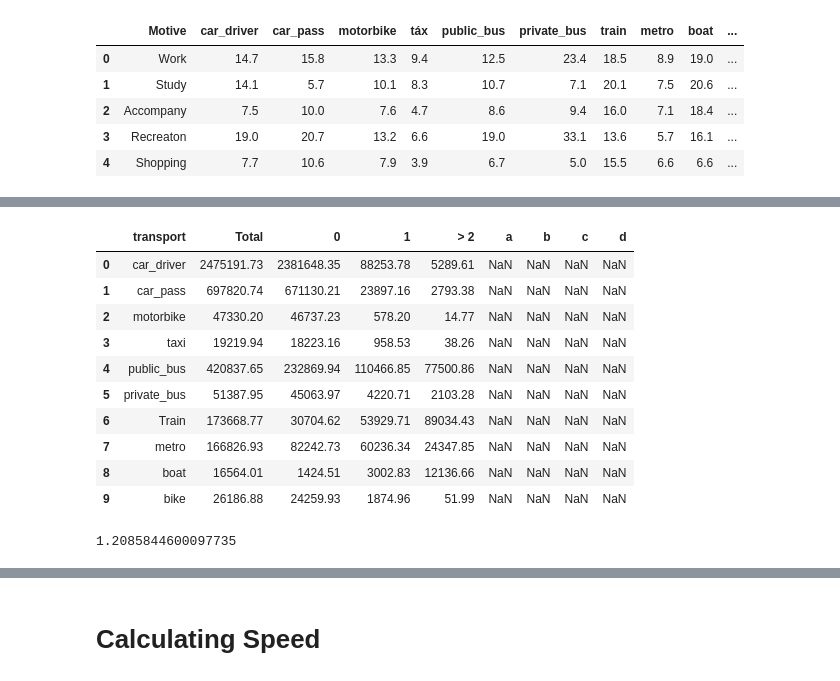
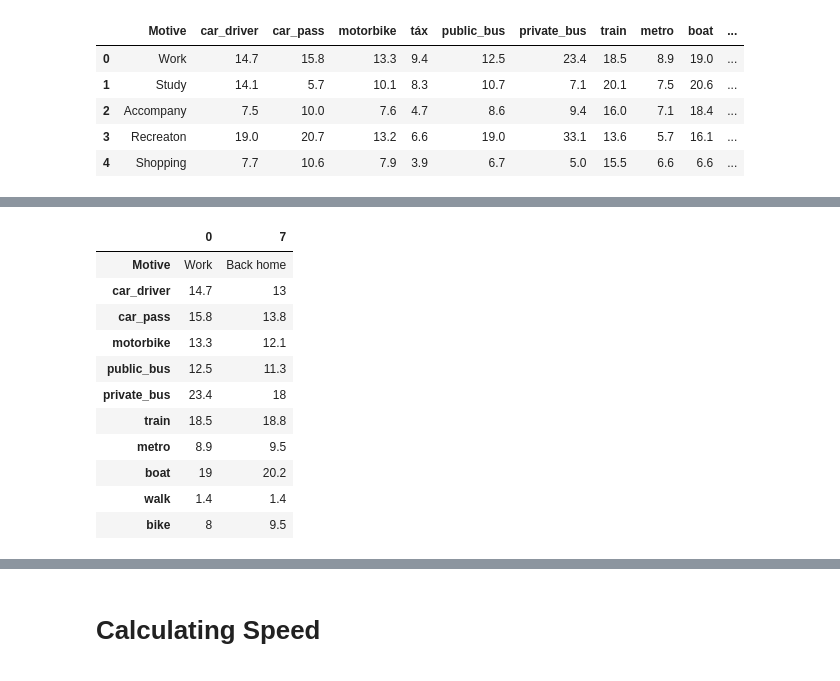
Before and after one commit to ta-data-lis/Project-Week-2-Lisbon, a Jupyter notebook: Cleaning and Manipulating.ipynb, the cells around one changed output, grey strips where cells are left out. Cells and saved outputs as stored; diff of their text form; code cells hidden in the pictures.

```diff
--- a/Cleaning and Manipulating.ipynb
+++ b/Cleaning and Manipulating.ipynb
@@ -146,21 +351,16 @@ work_distance.describe()
-# %%
-layover_df = pd.read_csv ("/home/inrx/Ironhack/Projects/Project-Week-2-Lisbon/dataset-lx-transp/IV.18.csv", \
-                          header=None, names=["transport","Total","0","1","> 2","a","b","c","d"])
-
-layover_df.head(10)
-# %% [output]
-|  | transport | Total | 0 | 1 | > 2 | a | b | c | d |
-| 0 | car_driver | 2475191.73 | 2381648.35 | 88253.78 | 5289.61 | NaN | NaN | NaN | NaN |
-| 1 | car_pass | 697820.74 | 671130.21 | 23897.16 | 2793.38 | NaN | NaN | NaN | NaN |
-| 2 | motorbike | 47330.20 | 46737.23 | 578.20 | 14.77 | NaN | NaN | NaN | NaN |
-| 3 | taxi | 19219.94 | 18223.16 | 958.53 | 38.26 | NaN | NaN | NaN | NaN |
-| 4 | public_bus | 420837.65 | 232869.94 | 110466.85 | 77500.86 | NaN | NaN | NaN | NaN |
-| 5 | private_bus | 51387.95 | 45063.97 | 4220.71 | 2103.28 | NaN | NaN | NaN | NaN |
-| 6 | Train | 173668.77 | 30704.62 | 53929.71 | 89034.43 | NaN | NaN | NaN | NaN |
-| 7 | metro | 166826.93 | 82242.73 | 60236.34 | 24347.85 | NaN | NaN | NaN | NaN |
-| 8 | boat | 16564.01 | 1424.51 | 3002.83 | 12136.66 | NaN | NaN | NaN | NaN |
-| 9 | bike | 26186.88 | 24259.93 | 1874.96 | 51.99 | NaN | NaN | NaN | NaN |
-# %%
-89034/73668
-# %% [output]
-1.2085844600097735
+# %%
+work_distance_t = work_distance.transpose()
+work_distance_t
+# %% [output]
+|  | 0 | 7 |
+| Motive | Work | Back home |
+| car_driver | 14.7 | 13 |
+| car_pass | 15.8 | 13.8 |
+| motorbike | 13.3 | 12.1 |
+| public_bus | 12.5 | 11.3 |
+| private_bus | 23.4 | 18 |
+| train | 18.5 | 18.8 |
+| metro | 8.9 | 9.5 |
+| boat | 19 | 20.2 |
+| walk | 1.4 | 1.4 |
+| bike | 8 | 9.5 |
```
Also changed, not shown: parts of 51 cells of this notebook.
